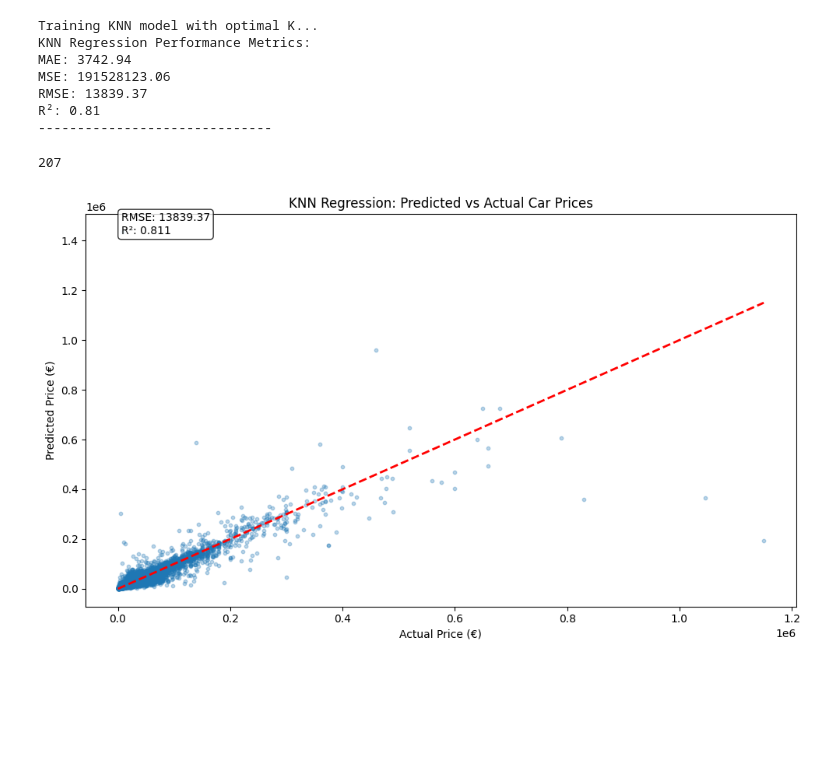
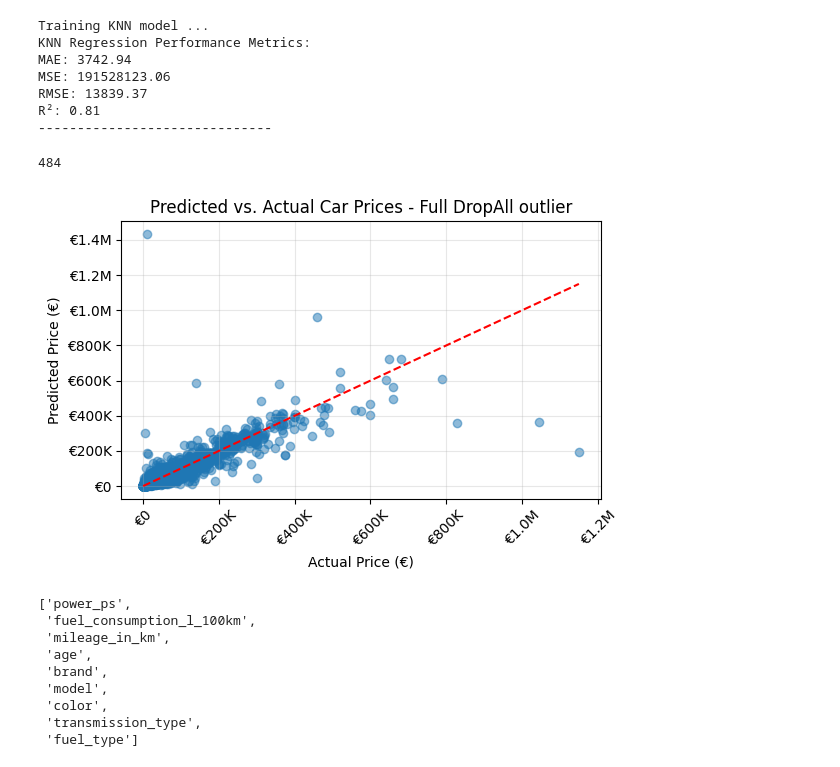
Before and after one commit to kiljos/data_mining, a Jupyter notebook: models/knn/knn_dropAll.ipynb, the cells around one changed output. Cells and saved outputs as stored; diff of their text form; code cells hidden in the pictures; blank space fills up the shorter version.

```diff
--- a/models/knn/knn_dropAll.ipynb
+++ b/models/knn/knn_dropAll.ipynb
@@ -95,11 +95,6 @@ preprocessor = ColumnTransformer(
         ('cat', categorical_transformer, categorical_features)
     ])
 
-# KNN pipeline with initial K=5
-knn_pipeline = Pipeline(steps=[
-    ('preprocessor', preprocessor),
-    ('model', KNeighborsRegressor(n_neighbors=5))
-])
 
 
 final_knn_pipeline = Pipeline(steps=[
@@ -108,12 +103,13 @@ final_knn_pipeline = Pipeline(steps=[
         n_neighbors=4,
         weights='distance',
         algorithm='auto',
+        p = 2, #Power parameter for the Minkowski metric. When p = 1, this is equivalent to using manhattan_distance (l1), and euclidean_distance (l2) for p = 2. For arbitrary p, minkowski_distance (l_p) is used.
         n_jobs=-1
     ))
 ])
 
 
-print("\nTraining KNN model with optimal K...")
+print("\nTraining KNN model ...")
 final_knn_pipeline.fit(X_train, y_train)
 
 # Make predictions
@@ -126,23 +122,44 @@ evaluate_model(y_test, y_pred_knn, "KNN Regression")
 # Clean up memory
 gc.collect()
 # %% [output]
-Training KNN model with optimal K...
+Training KNN model ...
 KNN Regression Performance Metrics:
 MAE: 3742.94
 MSE: 191528123.06
 RMSE: 13839.37
 R²: 0.81
 ------------------------------
-207
+484
 # %%
+from matplotlib.ticker import FuncFormatter
 
-# Plot Predicted vs. Actual Values
+
 plt.figure(figsize=(6,4))
-plt.scatter(y_test_inv, y_pred_inv, s=5)
-plt.plot([min(y_test_inv), max(y_test_inv)], [min(y_test_inv), max(y_test_inv)], 'r--')  # Diagonal line
-plt.xlabel('Actual Values')
-plt.ylabel('Predicted Values')
-plt.title('Predicted vs. Actual Values - Full Dataset')
+plt.scatter(y_test, y_pred_knn, alpha=0.5)
+plt.plot([min(y_test), max(y_test)], [min(y_test), max(y_test)], 'r--')
+plt.xlabel('Actual Price (€)')
+plt.ylabel('Predicted Price (€)')
+plt.title('Predicted vs. Actual Car Prices - Full DropAll outlier')
+
+
+plt.grid(True, alpha=0.3)
+
+
+def euros(x, pos):
+    if x >= 1000000:
+        return f'€{x/1000000:.1f}M'
+    elif x >= 1000:
+        return f'€{x/1000:.0f}K'
+    else:
+        return f'€{int(x)}'
+
+plt.gca().xaxis.set_major_formatter(FuncFormatter(euros))
+plt.gca().yaxis.set_major_formatter(FuncFormatter(euros))
+
+plt.xticks(rotation=45)
+plt.yticks(rotation=0)
+
+plt.tight_layout()
 plt.show()
 # %% [output]
-[figure, old version]
+[figure, new version]
@@ -148,0 +177,12 @@ plt.show()
+# %%
+all_feature_names
+# %% [output]
+['power_ps',
+ 'fuel_consumption_l_100km',
+ 'mileage_in_km',
+ 'age',
+ 'brand',
+ 'model',
+ 'color',
+ 'transmission_type',
+ 'fuel_type']
```
Also changed, not shown: parts of 10 cells of this notebook, 1 other file.
